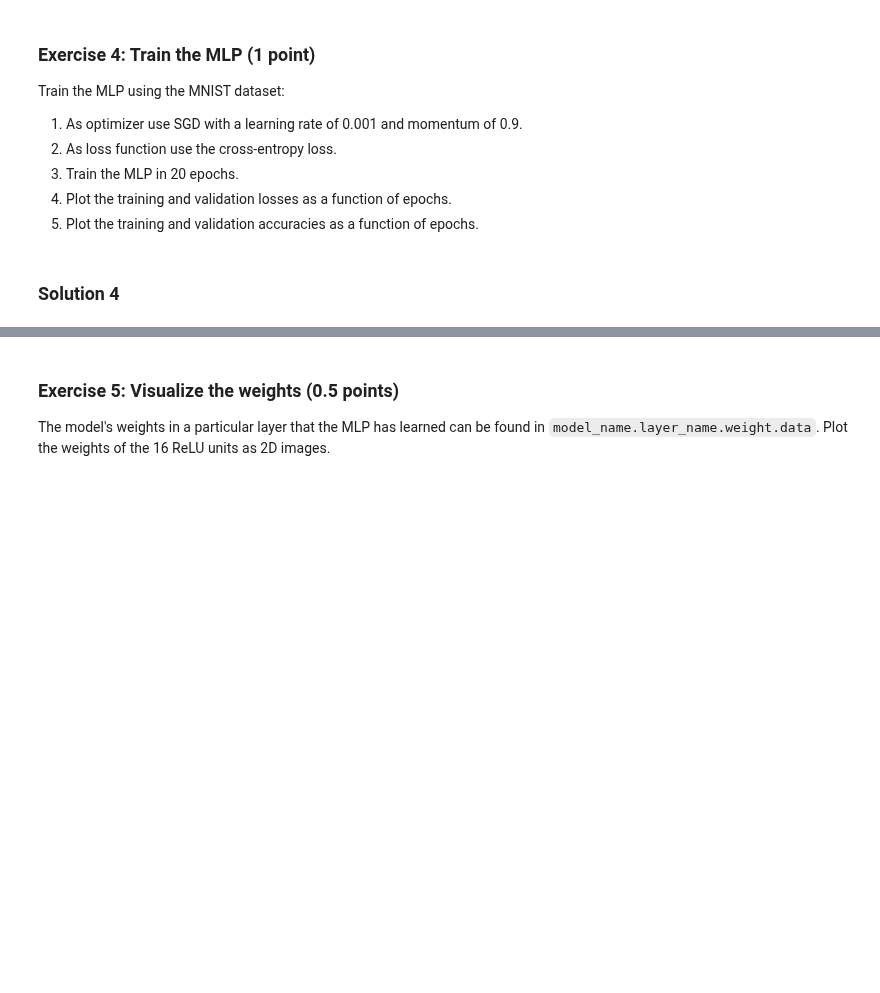
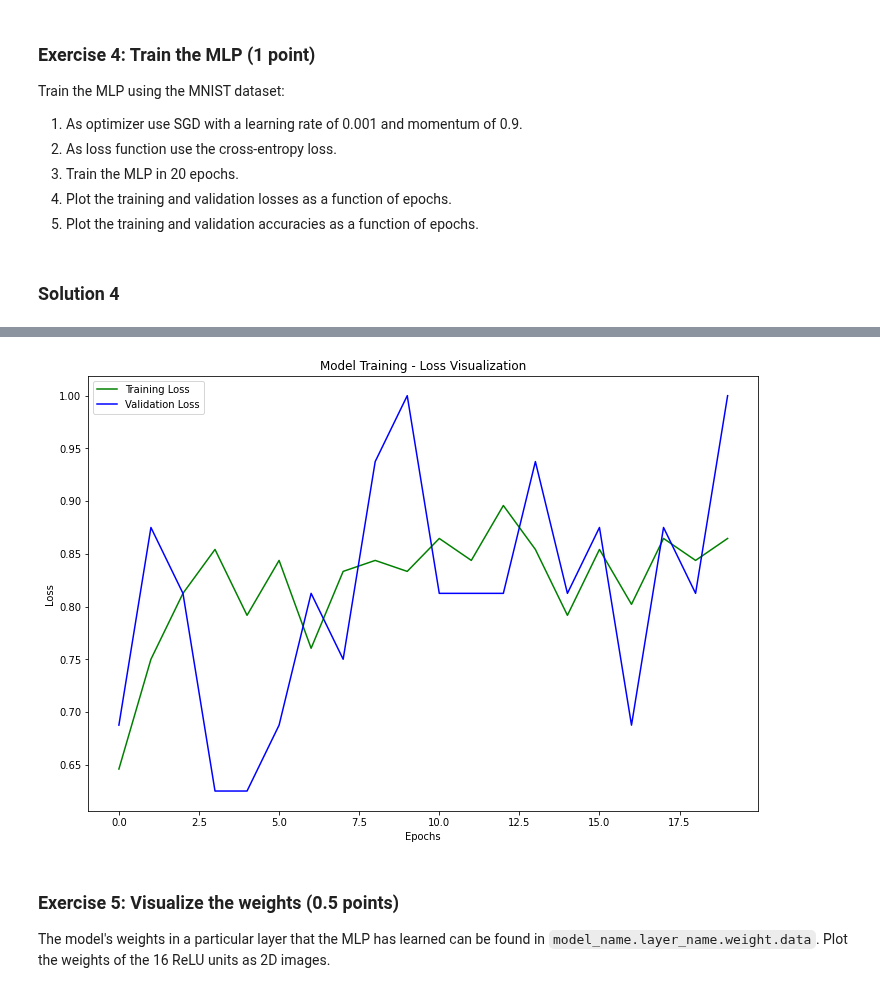
Before and after one commit to AjinkyaIndulkar/neural-networks-1920, a Jupyter notebook: P4 - Deep Learning/Chapter_06_deep_learning.ipynb, the cells around one changed output, grey strips where cells are left out. Drawn from its saved outputs; the diff is of its cells as text; code cells hidden in the pictures; blank space fills up the shorter version.

```diff
--- a/P4 - Deep Learning/Chapter_06_deep_learning.ipynb
+++ b/P4 - Deep Learning/Chapter_06_deep_learning.ipynb
@@ -158,3 +252,15 @@ Train the MLP using the MNIST dataset:
+# %%
+# plot accuracies
+plt.figure(figsize=(12,8))
+plt.plot(np.arange(0, N_EPOCHS), train_accuracy, 'g-', label='Training Loss')
+plt.plot(np.arange(0, N_EPOCHS), valid_accuracy, 'b-', label='Validation Loss')
+plt.xlabel('Epochs')
+plt.ylabel('Loss')
+plt.title('Model Training - Loss Visualization')
+plt.legend(loc='best')
+plt.show()
+# %% [output]
+[figure, added]
 # %% [markdown]
 ### Exercise 5: Visualize the weights (0.5 points)
 The model's weights in a particular layer that the MLP has learned can be found in `model_name.layer_name.weight.data`. Plot the weights of the 16 ReLU units as 2D images.
```
Also changed, not shown: parts of 17 cells of this notebook, 1 other file.
